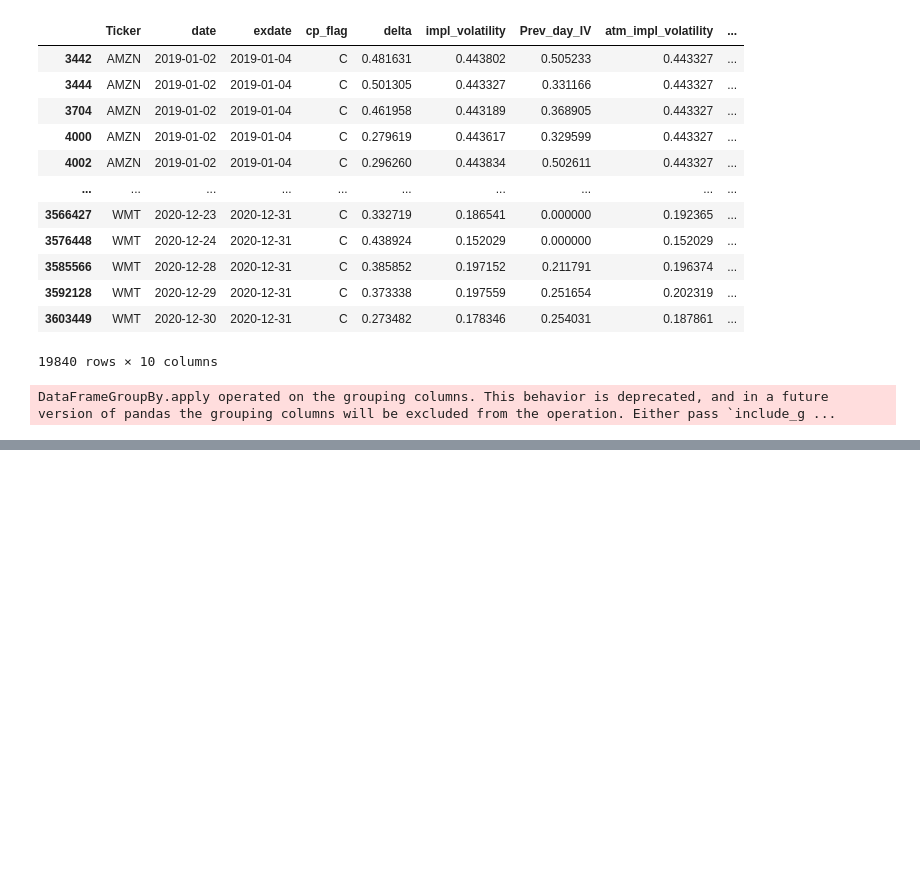
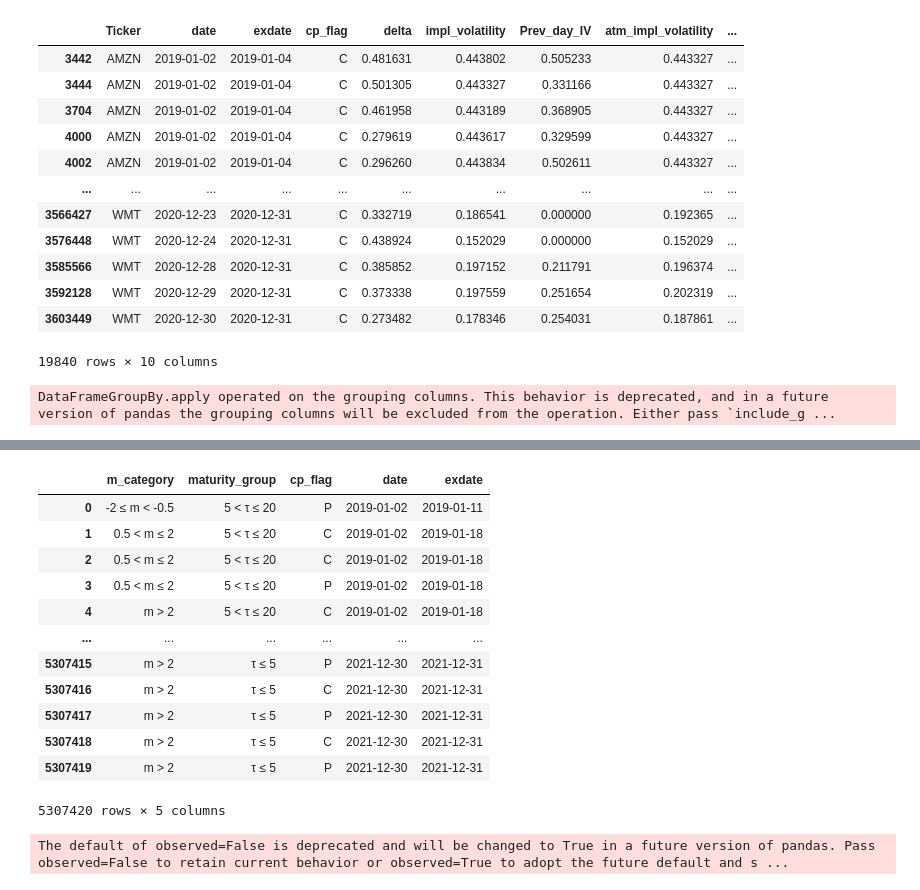
Before and after one commit to Spipers/FinalThesisQF, a Jupyter notebook: Notebooks/SSO_complete_compression.ipynb, the cells around one changed output, grey strips where cells are left out. Cells and saved outputs as stored; diff of their text form; code cells hidden in the pictures; blank space fills up the shorter version.

```diff
--- a/Notebooks/SSO_complete_compression.ipynb
+++ b/Notebooks/SSO_complete_compression.ipynb
@@ -1009,0 +1007,6 @@ if save_parquet or not os.path.exists(option_data_path_parq):
+# %%
+#Read the file
+df = pd.read_parquet(option_data_path_parq)
+
+print(df.columns)
+df
@@ -1009,0 +1034,22 @@ if save_parquet or not os.path.exists(option_data_path_parq):
+# %%
+test_df = df[['m_category', 'maturity_group', 'cp_flag', 'date', 'exdate']]
+# %%
+test_df
+# %% [output]
+|  | m_category | maturity_group | cp_flag | date | exdate |
+| 0 | -2 ≤ m < -0.5 | 5 < τ ≤ 20 | P | 2019-01-02 | 2019-01-11 |
+| 1 | 0.5 < m ≤ 2 | 5 < τ ≤ 20 | C | 2019-01-02 | 2019-01-18 |
+| 2 | 0.5 < m ≤ 2 | 5 < τ ≤ 20 | C | 2019-01-02 | 2019-01-18 |
+| 3 | 0.5 < m ≤ 2 | 5 < τ ≤ 20 | P | 2019-01-02 | 2019-01-18 |
+| 4 | m > 2 | 5 < τ ≤ 20 | C | 2019-01-02 | 2019-01-18 |
+| ... | ... | ... | ... | ... | ... |
+| 5307415 | m > 2 | τ ≤ 5 | P | 2021-12-30 | 2021-12-31 |
+| 5307416 | m > 2 | τ ≤ 5 | C | 2021-12-30 | 2021-12-31 |
+| 5307417 | m > 2 | τ ≤ 5 | P | 2021-12-30 | 2021-12-31 |
+| 5307418 | m > 2 | τ ≤ 5 | C | 2021-12-30 | 2021-12-31 |
+| 5307419 | m > 2 | τ ≤ 5 | P | 2021-12-30 | 2021-12-31 |
+5307420 rows × 5 columns
+# %%
+grouped_df = test_df.groupby(['m_category', 'maturity_group', 'cp_flag', 'date', 'exdate']).count()
+# %% [output]
+The default of observed=False is deprecated and will be changed to True in a future version of pandas. Pass observed=False to retain current behavior or observed=True to adopt the future default and s ...
```
Also changed, not shown: parts of 5 cells of this notebook, 3 other files.
